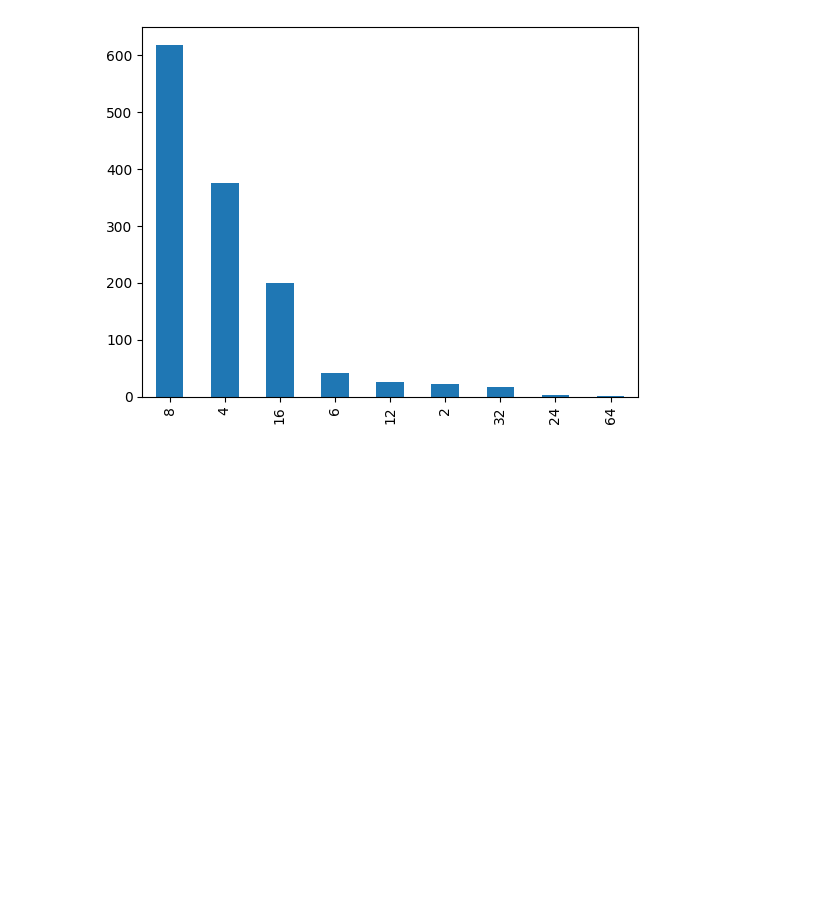
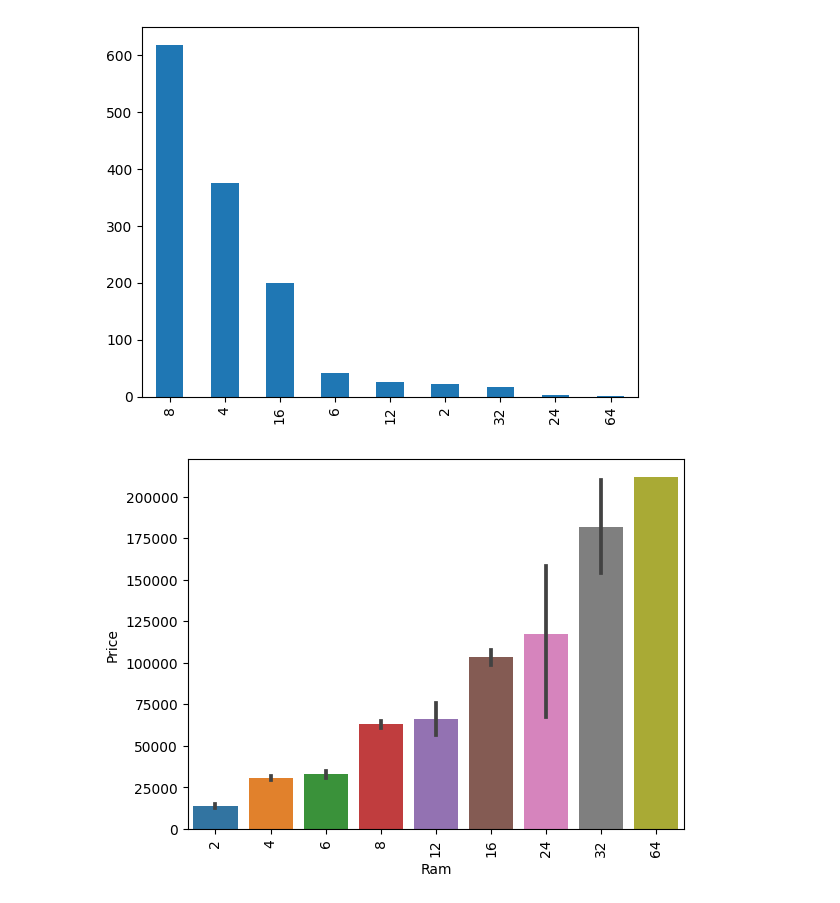
Before and after one commit to TirthThesiya/Price-Predictor, a Jupyter notebook: laptop.ipynb, the cells around one changed output. Cells and saved outputs as stored; diff of their text form; code cells hidden in the pictures; blank space fills up the shorter version.

```diff
--- a/laptop.ipynb
+++ b/laptop.ipynb
@@ -379,3 +379,9 @@ df['Ram'].value_counts().plot(kind='bar')
 # %% [output]
 <Axes: >
 [figure]
+# %%
+sns.barplot(x=df['Ram'],y=df['Price'])
+plt.xticks(rotation='vertical')
+plt.show()
+# %% [output]
+[figure, added]
```
Also changed, not shown: parts of 51 cells of this notebook, 2 other files.
